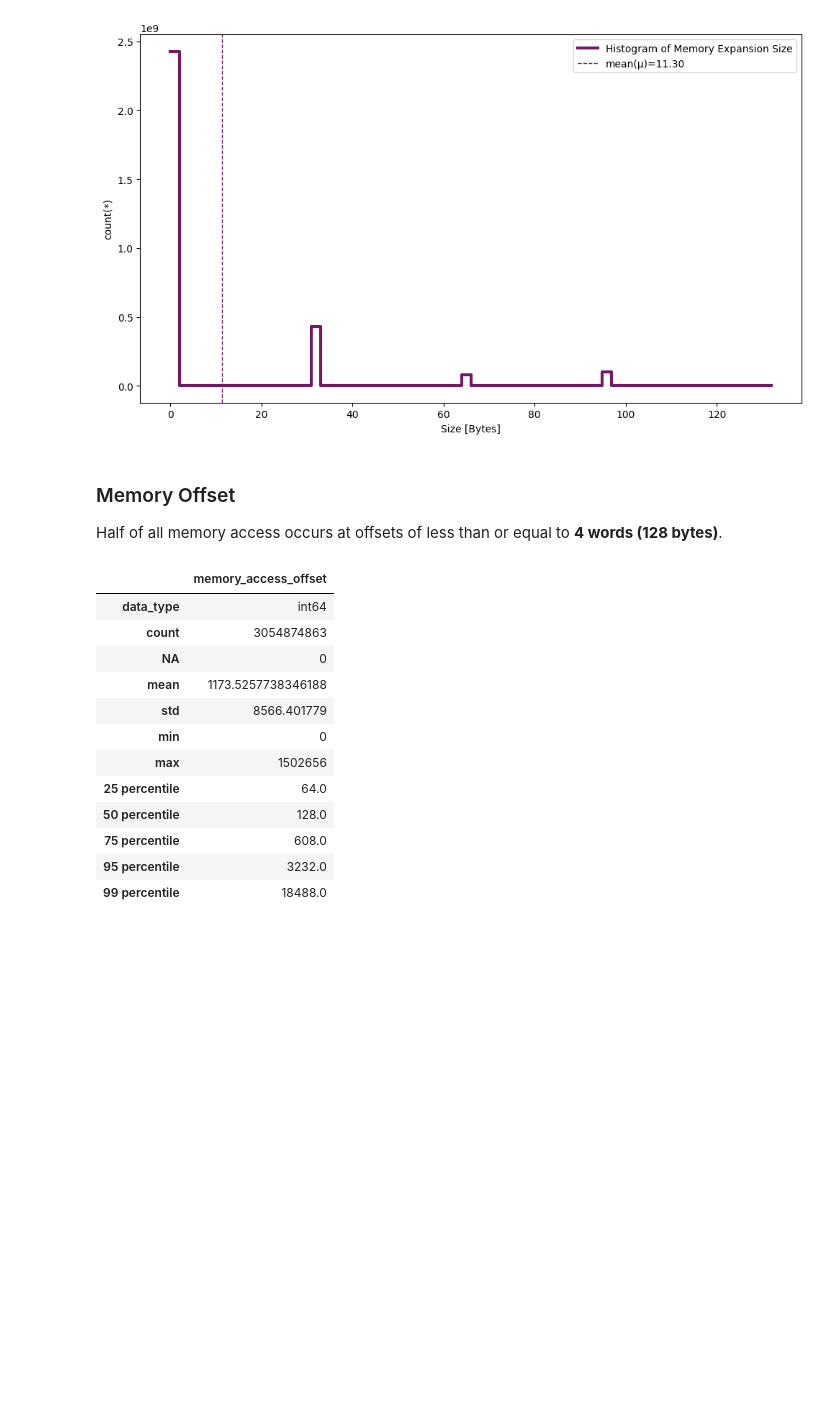
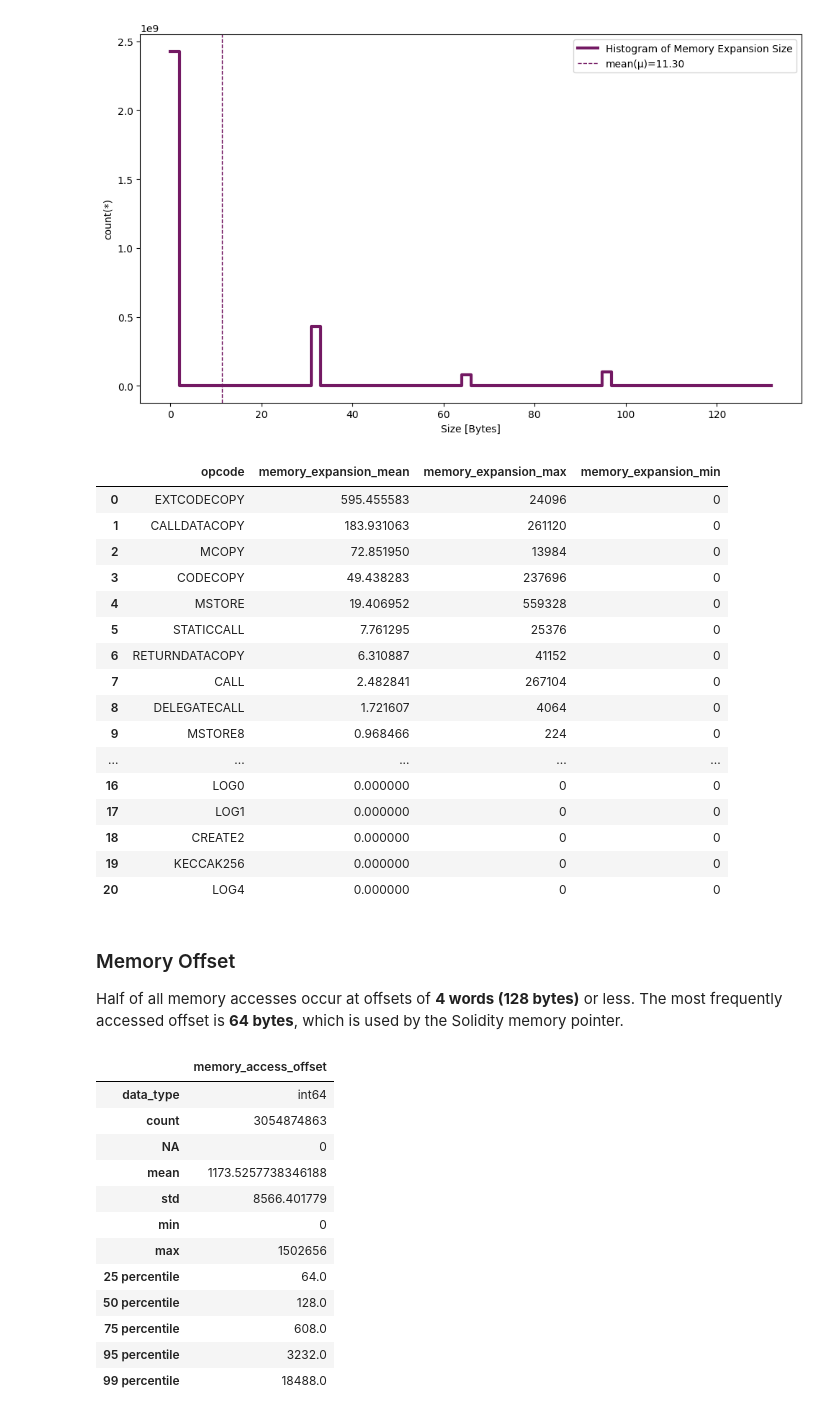
Before and after one commit to raxhvl/evm-memory-analysis, a Jupyter notebook: evm-memory-analysis.ipynb, the cells around one changed output. Cells and saved outputs as stored; diff of their text form; code cells hidden in the pictures; blank space fills up the shorter version.

```diff
--- a/evm-memory-analysis.ipynb
+++ b/evm-memory-analysis.ipynb
@@ -151,9 +172,31 @@ plt.legend()
 plt.show()
 # %% [output]
 [figure]
+# %%
+expansion_by_opcode = df.groupby("opcode", agg={"memory_expansion": ["mean","max", "min"]}).sort(["memory_expansion_mean"],ascending=False).to_pandas_df()
+expansion_by_opcode
+# %% [output]
+|  | opcode | memory_expansion_mean | memory_expansion_max | memory_expansion_min |
+| 0 | EXTCODECOPY | 595.455583 | 24096 | 0 |
+| 1 | CALLDATACOPY | 183.931063 | 261120 | 0 |
+| 2 | MCOPY | 72.851950 | 13984 | 0 |
+| 3 | CODECOPY | 49.438283 | 237696 | 0 |
+| 4 | MSTORE | 19.406952 | 559328 | 0 |
+| 5 | STATICCALL | 7.761295 | 25376 | 0 |
+| 6 | RETURNDATACOPY | 6.310887 | 41152 | 0 |
+| 7 | CALL | 2.482841 | 267104 | 0 |
+| 8 | DELEGATECALL | 1.721607 | 4064 | 0 |
+| 9 | MSTORE8 | 0.968466 | 224 | 0 |
+| ... | ... | ... | ... | ... |
+| 16 | LOG0 | 0.000000 | 0 | 0 |
+| 17 | LOG1 | 0.000000 | 0 | 0 |
+| 18 | CREATE2 | 0.000000 | 0 | 0 |
+| 19 | KECCAK256 | 0.000000 | 0 | 0 |
+| 20 | LOG4 | 0.000000 | 0 | 0 |
 # %% [markdown]
 ### Memory Offset
-Half of all memory access occurs at offsets of less than or equal to **4 words (128 bytes)**.
+
+Half of all memory accesses occur at offsets of **4 words (128 bytes)** or less. The most frequently accessed offset is **64 bytes**, which is used by the Solidity memory pointer.
 # %%
 show_column_summary(df.memory_access_offset)
 # %% [output]
```
Also changed, not shown: parts of 19 cells of this notebook.
